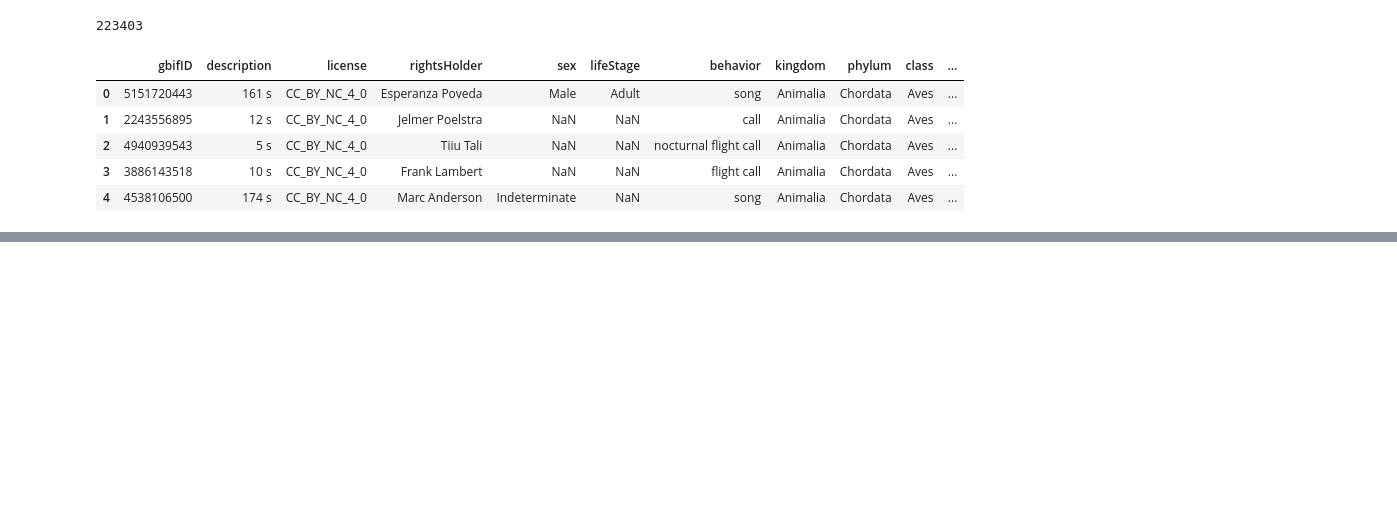
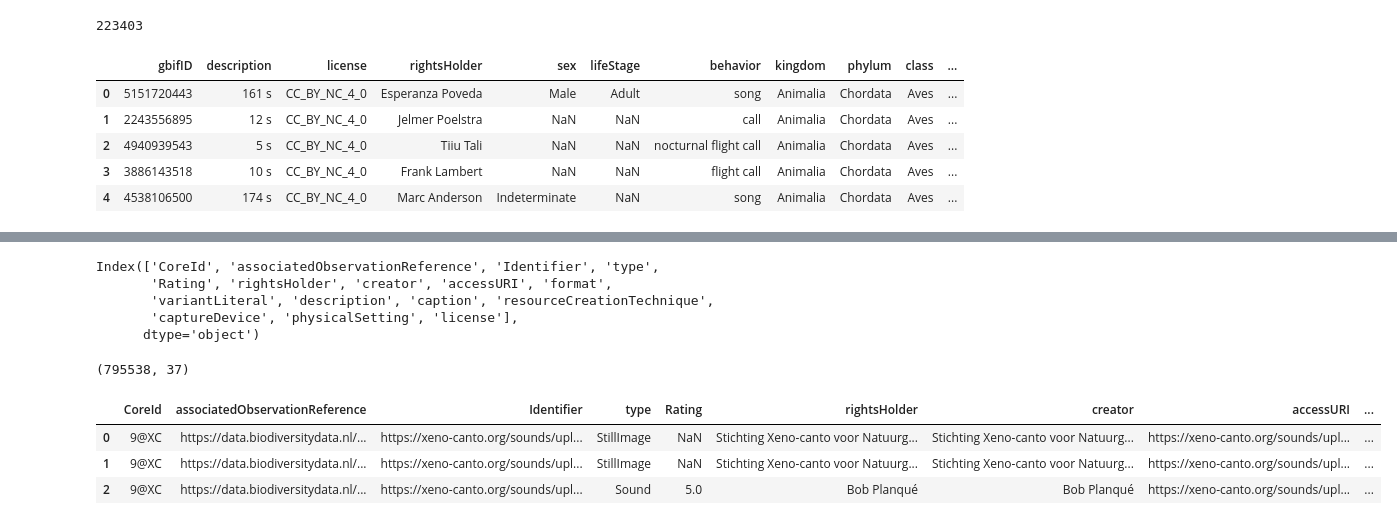
Before and after one commit to earthspecies/alp-data, a Jupyter notebook: notebooks/dataset_prep_notebooks/prep_xenocanto_2025.ipynb, the cells around one changed output, grey strips where cells are left out. Cells and saved outputs as stored; diff of their text form; code cells hidden in the pictures; blank space fills up the shorter version.

```diff
--- a/notebooks/dataset_prep_notebooks/prep_xenocanto_2025.ipynb
+++ b/notebooks/dataset_prep_notebooks/prep_xenocanto_2025.ipynb
@@ -301,0 +347,20 @@ new_xc_data["species"]
+# %%
+darwin_multimedia = pd.read_csv("/home/gagan/open_audio_datasets/0031244-250525065834625/wildlife-sounds-birds-20250703.dwca/Multimedia.txt")
+darwin_multimedia.columns
+# %% [output]
+Index(['CoreId', 'associatedObservationReference', 'Identifier', 'type',
+       'Rating', 'rightsHolder', 'creator', 'accessURI', 'format',
+       'variantLiteral', 'description', 'caption', 'resourceCreationTechnique',
+       'captureDevice', 'physicalSetting', 'license'],
+      dtype='object')
+# %%
+darwin.shape
+# %% [output]
+(795538, 37)
+# %%
+darwin_multimedia.head(3)
+# %% [output]
+|  | CoreId | associatedObservationReference | Identifier | type | Rating | rightsHolder | creator | accessURI | ... |
+| 0 | 9@XC | https://data.biodiversitydata.nl/... | https://xeno-canto.org/sounds/upl... | StillImage | NaN | Stichting Xeno-canto voor Natuurg... | Stichting Xeno-canto voor Natuurg... | https://xeno-canto.org/sounds/upl... | ... |
+| 1 | 9@XC | https://data.biodiversitydata.nl/... | https://xeno-canto.org/sounds/upl... | StillImage | NaN | Stichting Xeno-canto voor Natuurg... | Stichting Xeno-canto voor Natuurg... | https://xeno-canto.org/sounds/upl... | ... |
+| 2 | 9@XC | https://data.biodiversitydata.nl/... | https://xeno-canto.org/sounds/upl... | Sound | 5.0 | Bob Planqué | Bob Planqué | https://xeno-canto.org/sounds/upl... | ... |
```
Also changed, not shown: parts of 24 cells of this notebook, 1 other file.
